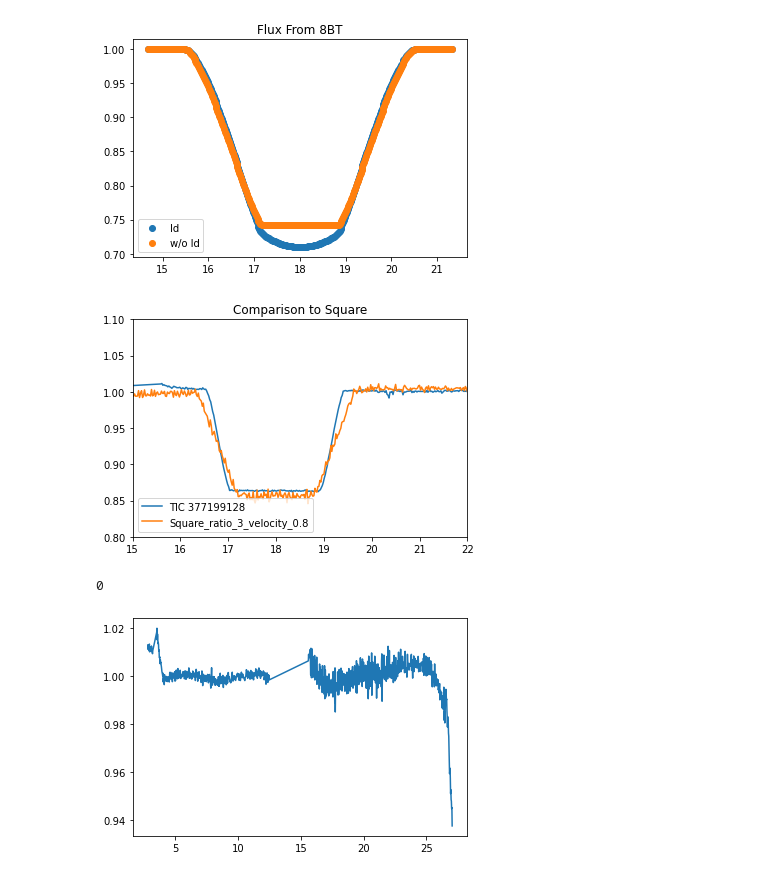
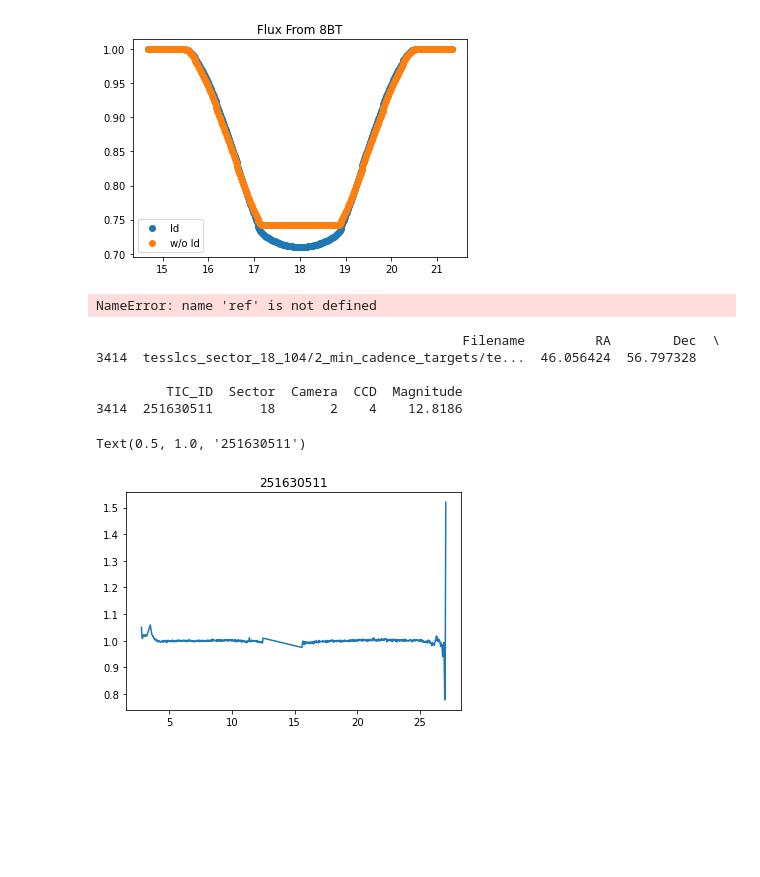
Before and after one commit to danay6/Transiting-megastructures, a Jupyter notebook: make_defined_lcs.ipynb, the cells around one changed output. Drawn from its saved outputs; the diff is of its cells as text; code cells hidden in the pictures; blank space fills up the shorter version.

```diff
--- a/make_defined_lcs.ipynb
+++ b/make_defined_lcs.ipynb
@@ -377,9 +374,9 @@ print(tic_id)
 357686299
 # %%
 #inject into TESS data
-shape = 'Square'#'Circle'
-index= 0
-w_or_d = 'D'
+#shape = 'Square'#'Circle'
+index= 3
+#w_or_d = 'D'
 
 if shape == 'Triangle':
     image_ratios = np.array([0.07, 0.16, 0.25, 0.34, 0.43, .49]) #TRIANGLES
@@ -437,6 +434,7 @@ plt.show()
 #compare TIC 377199128 with shapes
 subref = ref[ref.TIC_ID==377199128]
 f0 = data_dir+subref.Filename.values[index]
+
 lc = loaders.load_lc(f0)
 lc = lc[lc.quality==0]
 lc = lc.normalize()
@@ -463,25 +461,33 @@ plt.xlim(15,22)
 plt.legend(loc = 'lower left')
 plt.show()
 # %% [output]
-[figure, removed]
+NameError: name 'ref' is not defined
 # %%
 #look at bare lightcurves
 import pandas as pd
-subref = ref[ref.TIC_ID==453152796]
-f0 = data_dir+subref.Filename.values[index]
+tic_id = 251630511
+subref = ref[ref.TIC_ID==tic_id]
+print(subref)
+f0 = data_dir+subref.Filename.values[0]
 lc = loaders.load_lc(f0)
 lc = lc[lc.quality==0]
 lc = lc.normalize()
 #print(f0)
 #print(flux_err[0])
 #print(lc.time.value)
 time = lc.time.value
 time = [value - time[0] +2.8 for value in time] #make time start at 0
-plt.plot(time, lc.flux.value, label = "TIC 453152796")
+plt.plot(time, lc.flux.value)
+plt.title(tic_id)
 
 #df = pd.Dataframe({'Time': time, 'Flux': lc.flux.value})
 #print(df)
-print(index)
+#print(index)
 # %% [output]
-0
+                                               Filename         RA        Dec  \
+3414  tesslcs_sector_18_104/2_min_cadence_targets/te...  46.056424  56.797328
+
+         TIC_ID  Sector  Camera  CCD  Magnitude
+3414  251630511      18       2    4    12.8186
+Text(0.5, 1.0, '251630511')
-[figure, old version]
+[figure, new version]
```
Also changed, not shown: parts of 3 cells of this notebook, 2 other files.
